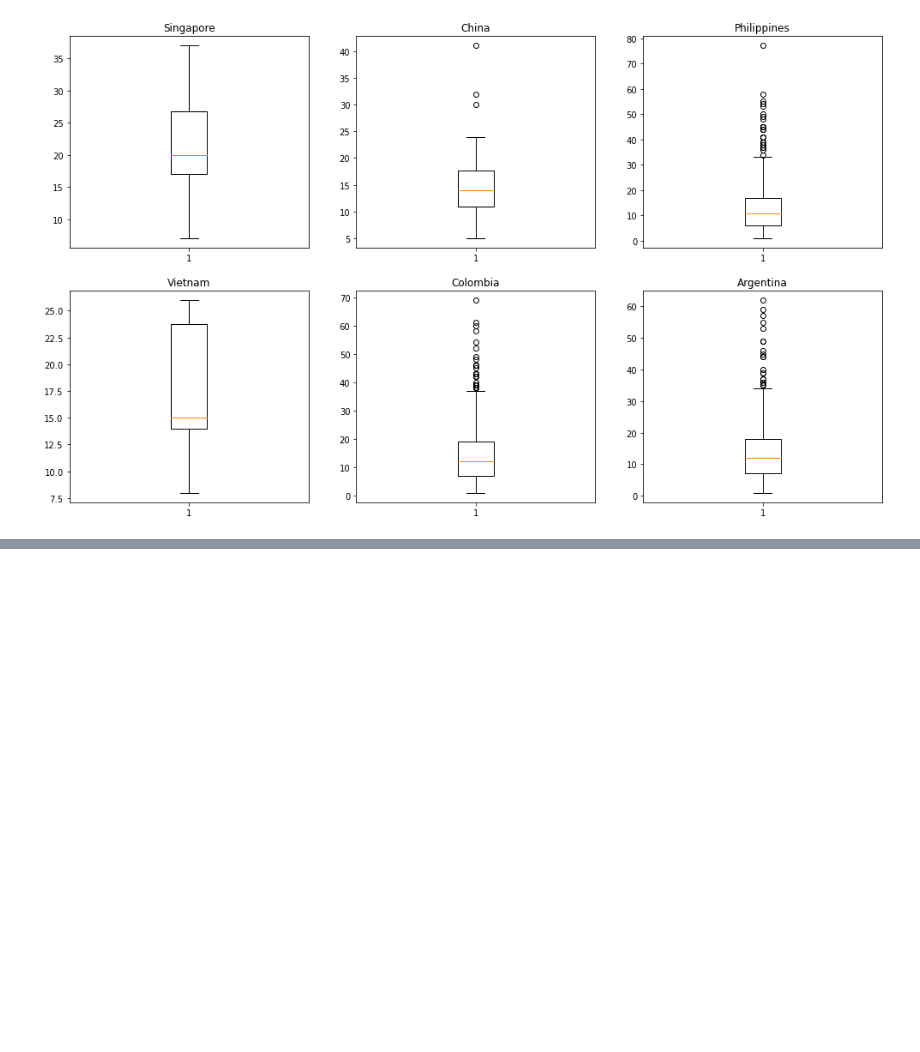
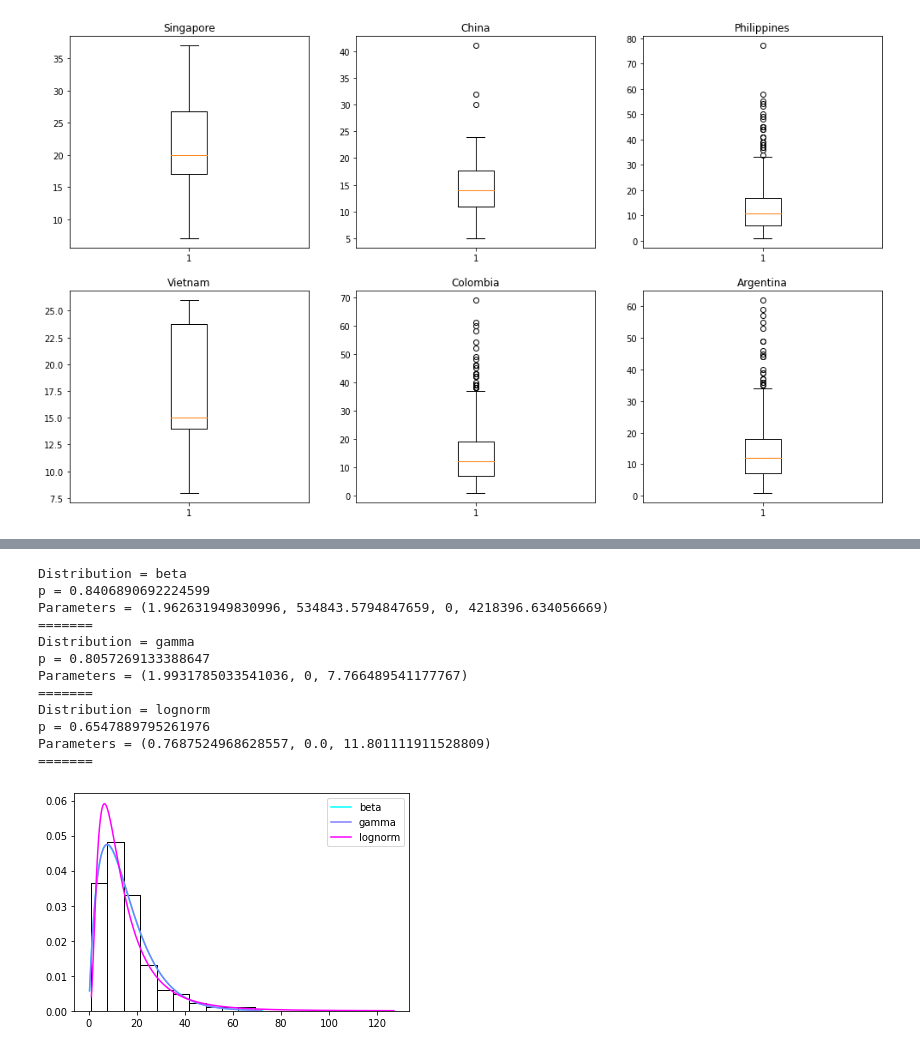
Before and after one commit to juanscr/covid-abms, a Jupyter notebook: misc/data-mining.ipynb, the cells around one changed output, grey strips where cells are left out. Drawn from its saved outputs; the diff is of its cells as text; code cells hidden in the pictures; blank space fills up the shorter version.

```diff
--- a/misc/data-mining.ipynb
+++ b/misc/data-mining.ipynb
@@ -281,0 +293,32 @@ plt.show()
+# %%
+fitting = fit_dists(reduced_data_col, ["beta", "gamma", "lognorm"])
+
+index = 0
+color1 = plt.get_cmap('cool')
+color_norm = colors.Normalize(vmin=0, vmax=len(fitting) - 1)
+scalar_map = cm.ScalarMappable(norm=color_norm, cmap=color1)
+for fit in fitting:
+    dist1 = getattr(st, fit[0])
+    params = fit[2]
+    x1 = np.linspace(dist1.ppf(0.001, *params), dist1.ppf(0.999, *params), 1000)
+    plt.plot(x1, dist1.pdf(x1, *params), color=scalar_map.to_rgba(index), label=fit[0])
+    plt.hist(reduced_data_col, ec='black', color='white', density=True)
+    index += 1
+
+plt.legend()
+plt.savefig("fitting-time-col.pdf", bbox_inches='tight')
+plt.show()
+# %% [output]
+Distribution = beta
+p = 0.8406890692224599
+Parameters = (1.962631949830996, 534843.5794847659, 0, 4218396.634056669)
+=======
+Distribution = gamma
+p = 0.8057269133388647
+Parameters = (1.9931785033541036, 0, 7.766489541177767)
+=======
+Distribution = lognorm
+p = 0.6547889795261976
+Parameters = (0.7687524968628557, 0.0, 11.801111911528809)
+=======
+[figure, added]
```
Also changed, not shown: parts of 4 cells of this notebook, 1 other file.
